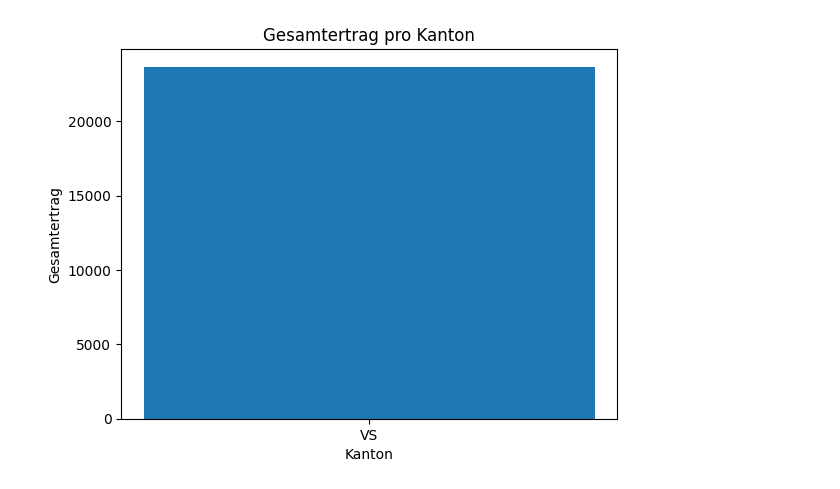
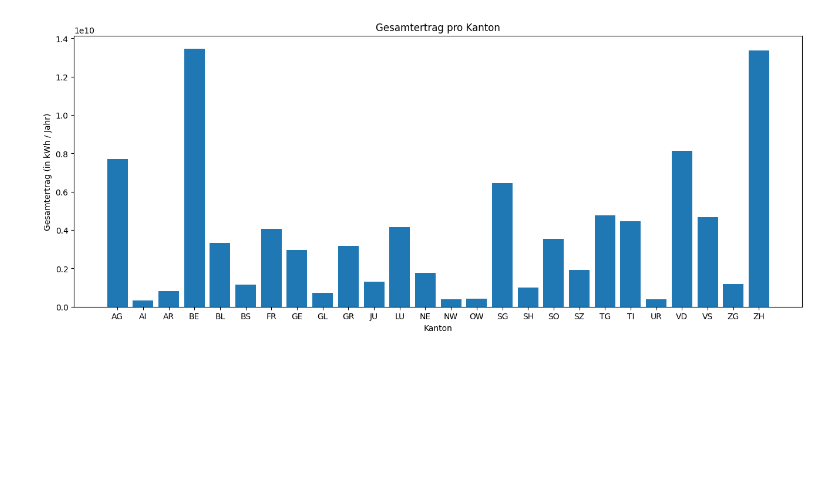
Before and after one commit to flaviogaspare/zhaw-ie-python, a Jupyter notebook: 3_LessCommonView.ipynb, the cells around one changed output. Saved outputs shown, nothing was run; the diff lists cells and outputs as text; code cells hidden in the pictures; blank space fills up the shorter version.

```diff
--- a/3_LessCommonView.ipynb
+++ b/3_LessCommonView.ipynb
@@ -67,12 +80,19 @@ plt.show()
 # %%
 # Daten nach Kantonen gruppieren und die Summe der Erträge pro Quadratmeter berechnen
-df_ertrag_kanton_sum = df_ertrag.groupby('GDEKT')['Ertrag_pro_Quadratmeter'].sum().reset_index()
-plt.bar(df_ertrag_kanton_sum['GDEKT'], df_ertrag_kanton_sum['Ertrag_pro_Quadratmeter'])
+
+df_ertrag_gemeinde_sum = pd.read_csv('Data\summe_ertrag_pro_gemeinde.csv')
+
+# Daten nach Kantonen gruppieren und die Summe der Erträge pro Quadratmeter berechnen
+df_ertrag_kanton_sum = df_ertrag_gemeinde_sum.groupby('GDEKT')['Summe_Stromertrag'].sum().reset_index()
+
+plt.figure(figsize=(16, 6))
+
+plt.bar(df_ertrag_kanton_sum['GDEKT'], df_ertrag_kanton_sum['Summe_Stromertrag'])
 
 plt.xlabel('Kanton')
-plt.ylabel('Gesamtertrag')
+plt.ylabel('Gesamtertrag (in kWh / Jahr)')
 plt.title('Gesamtertrag pro Kanton')
 
 plt.show()
 # %% [output]
-[figure, old version]
+[figure, new version]
```
Also changed, not shown: parts of 4 cells of this notebook.
